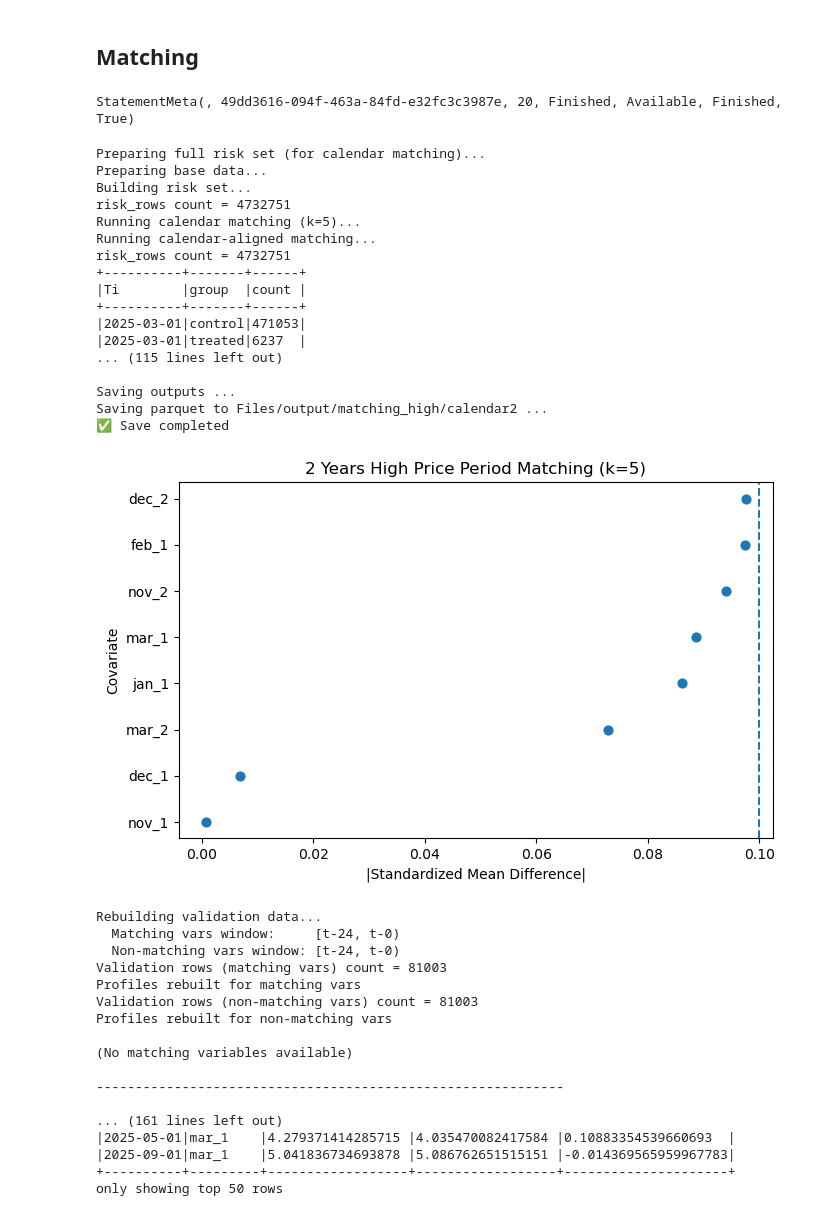
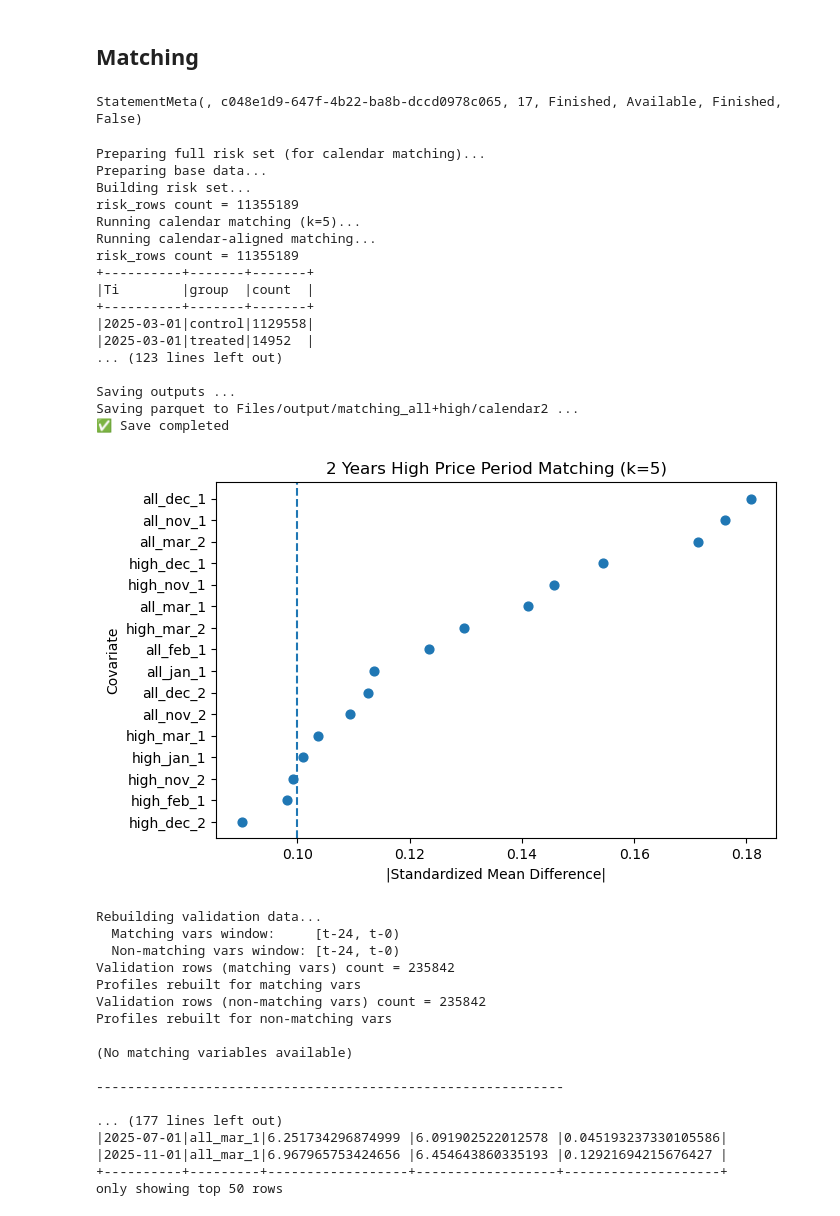
Before and after one commit to edogawa-liang/tariff-spark-rewrite, a Jupyter notebook: matching_analysis-all+high.ipynb, the cells around one changed output. Saved outputs shown, nothing was run; the diff lists cells and outputs as text; code cells hidden in the pictures.

```diff
--- a/matching_analysis-all+high.ipynb
+++ b/matching_analysis-all+high.ipynb
@@ -94,7 +96,7 @@ print("Running calendar matching (k=5)...")
 
 res_calendar2 = run_calendar_matching_aligned(
     risk_rows=risk_rows_full,   # ✅ 改這裡
-    output_folder="Files/output/matching_high/calendar2",
+    output_folder="Files/output/matching_all+high/calendar2",
     lookback_years=2,
     match_months=[1,2,3,11,12],
     k_neighbors=5,
@@ -110,7 +112,7 @@ res_calendar2 = run_calendar_matching_aligned(
 
 save_matching_results_fabric(
     res=res_calendar2,
-    folder="Files/output/matching_high/calendar2",
+    folder="Files/output/matching_all+high/calendar2",
     config={
         "type": "calendar",
         "k_neighbors": 5,
@@ -130,61 +132,61 @@ love_plot_from_spark(
 )
 
 
 # ============================================================
 # Step 5: validation（🔥一定要有 sdf）
 # ============================================================
 
 check_balance_full_safe(
     res=res_calendar2,
     sdf=month_result_spark,
 
     match_start_month=24,
     match_end_month=0,
 
     extra_start_month=24,
     extra_end_month=0,
 
     calendar_start_month=24,
     calendar_end_month=0,
 
-    price_value="high"
+    price_values=["high", "all"],
 )
 # %% [output]
-StatementMeta(, 49dd3616-094f-463a-84fd-e32fc3c3987e, 20, Finished, Available, Finished, True)
+StatementMeta(, c048e1d9-647f-4b22-ba8b-dccd0978c065, 17, Finished, Available, Finished, False)
 Preparing full risk set (for calendar matching)...
 Preparing base data...
 Building risk set...
-risk_rows count = 4732751
+risk_rows count = 11355189
 Running calendar matching (k=5)...
 Running calendar-aligned matching...
-risk_rows count = 4732751
-+----------+-------+------+
-|Ti        |group  |count |
-+----------+-------+------+
-|2025-03-01|control|471053|
-|2025-03-01|treated|6237  |
-... (115 lines left out)
+risk_rows count = 11355189
++----------+-------+-------+
+|Ti        |group  |count  |
++----------+-------+-------+
+|2025-03-01|control|1129558|
+|2025-03-01|treated|14952  |
+... (123 lines left out)
 
 Saving outputs ...
-Saving parquet to Files/output/matching_high/calendar2 ...
+Saving parquet to Files/output/matching_all+high/calendar2 ...
 ✅ Save completed
-[figure, old version]
+[figure, new version]
 Rebuilding validation data...
   Matching vars window:     [t-24, t-0)
   Non-matching vars window: [t-24, t-0)
-Validation rows (matching vars) count = 81003
+Validation rows (matching vars) count = 235842
 Profiles rebuilt for matching vars
-Validation rows (non-matching vars) count = 81003
+Validation rows (non-matching vars) count = 235842
 Profiles rebuilt for non-matching vars
 
 (No matching variables available)
 
 ------------------------------------------------------------
 
-... (161 lines left out)
-|2025-05-01|mar_1    |4.279371414285715 |4.035470082417584 |0.10883354539660693  |
-|2025-09-01|mar_1    |5.041836734693878 |5.086762651515151 |-0.014369565959967783|
-+----------+---------+------------------+------------------+---------------------+
+... (177 lines left out)
+|2025-07-01|all_mar_1|6.251734296874999 |6.091902522012578 |0.045193237330105586|
+|2025-11-01|all_mar_1|6.967965753424656 |6.454643860335193 |0.12921694215676427 |
++----------+---------+------------------+------------------+--------------------+
 only showing top 50 rows
 # %%
 # 1 year
```
Also changed, not shown: parts of 10 cells of this notebook, 12 other files.
